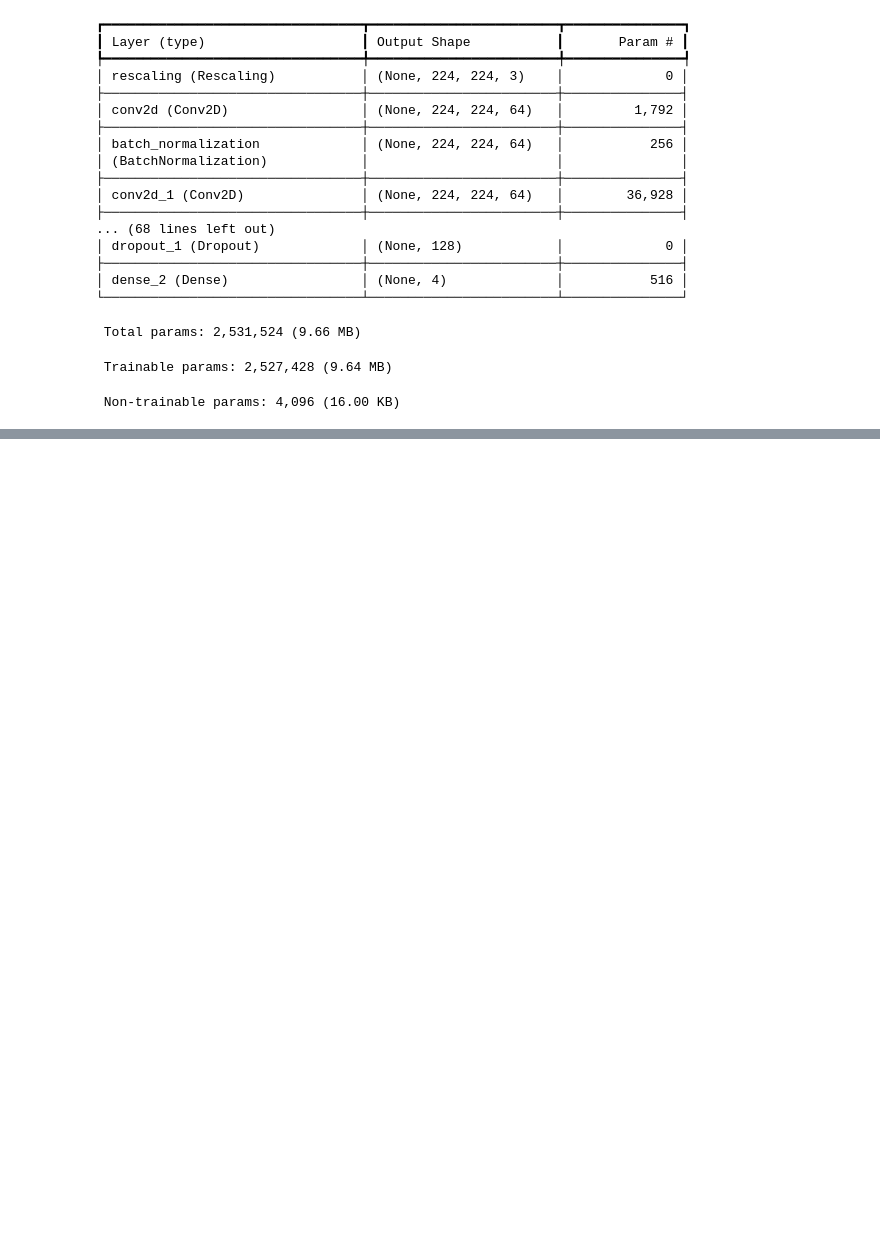
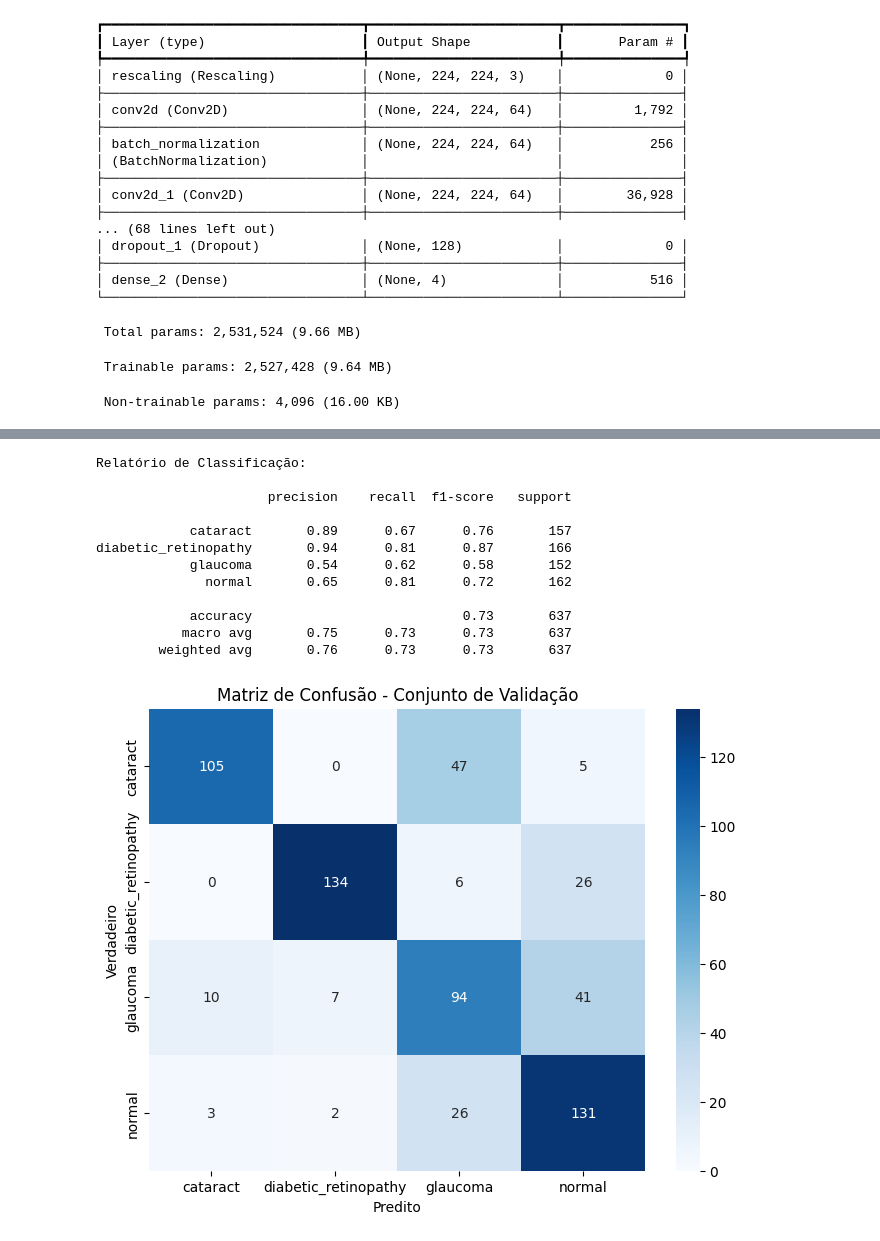
Before and after one commit to lucaschefferh/Projeto-Final, a Jupyter notebook: modelo_cnn.ipynb, the cells around one changed output, grey strips where cells are left out. Drawn from its saved outputs; the diff is of its cells as text; code cells hidden in the pictures; blank space fills up the shorter version.

```diff
--- a/modelo_cnn.ipynb
+++ b/modelo_cnn.ipynb
@@ -351,0 +314,44 @@ diabetic_retinopathy     0.8702    0.8619    0.8660       210
+# %%
+import numpy as np
+from sklearn.metrics import classification_report, confusion_matrix
+import seaborn as sns
+
+# Gera predições no conjunto de teste
+y_true = []
+y_pred = []
+
+for images, labels in test_ds:
+    preds = model.predict(images, verbose=0)
+    y_pred.extend(np.argmax(preds, axis=1))
+    y_true.extend(labels.numpy())
+
+y_true = np.array(y_true)
+y_pred = np.array(y_pred)
+
+# Relatório de classificação
+print("Relatório de Classificação:\n")
+print(classification_report(y_true, y_pred, target_names=class_names))
+
+# Matriz de confusão
+cm = confusion_matrix(y_true, y_pred)
+plt.figure(figsize=(8, 6))
+sns.heatmap(cm, annot=True, fmt="d", cmap="Blues", xticklabels=class_names, yticklabels=class_names)
+plt.xlabel("Predito")
+plt.ylabel("Verdadeiro")
+plt.title("Matriz de Confusão - Conjunto de Validação")
+plt.savefig("confusion_matrix.png")
+plt.show()
+# %% [output]
+Relatório de Classificação:
+
+                      precision    recall  f1-score   support
+
+            cataract       0.89      0.67      0.76       157
+diabetic_retinopathy       0.94      0.81      0.87       166
+            glaucoma       0.54      0.62      0.58       152
+              normal       0.65      0.81      0.72       162
+
+            accuracy                           0.73       637
+           macro avg       0.75      0.73      0.73       637
+        weighted avg       0.76      0.73      0.73       637
+[figure, added]
```
Also changed, not shown: parts of 8 cells of this notebook, 1 other file.
